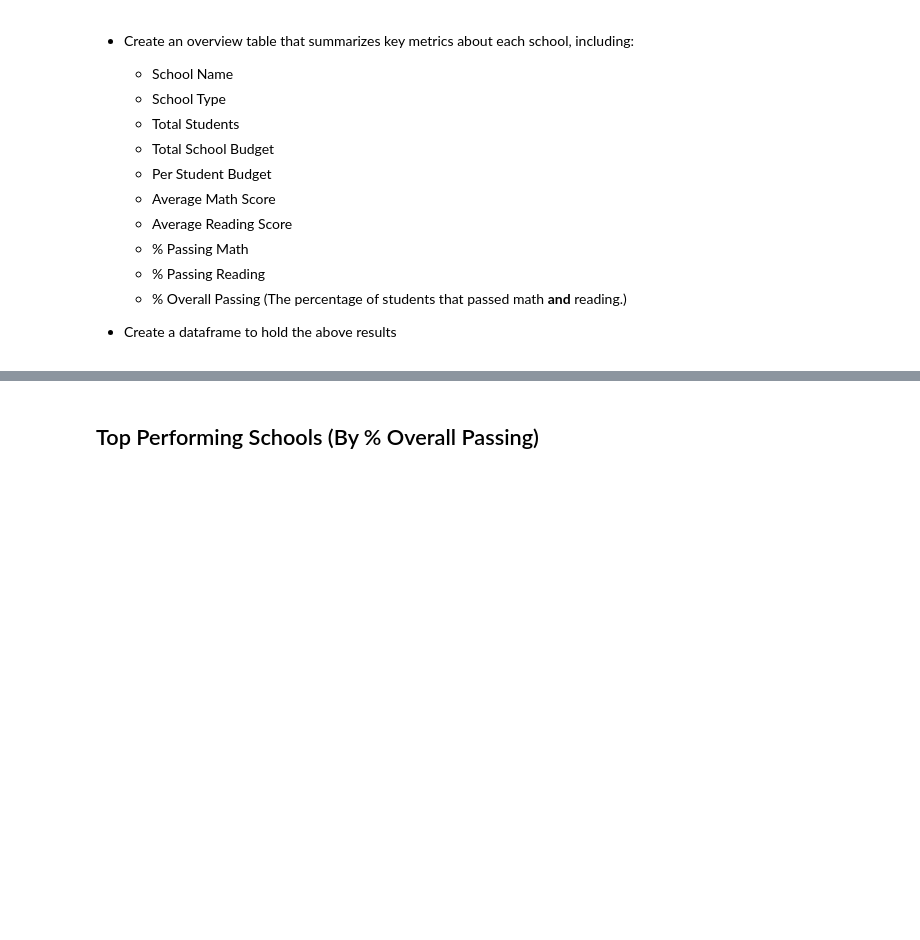
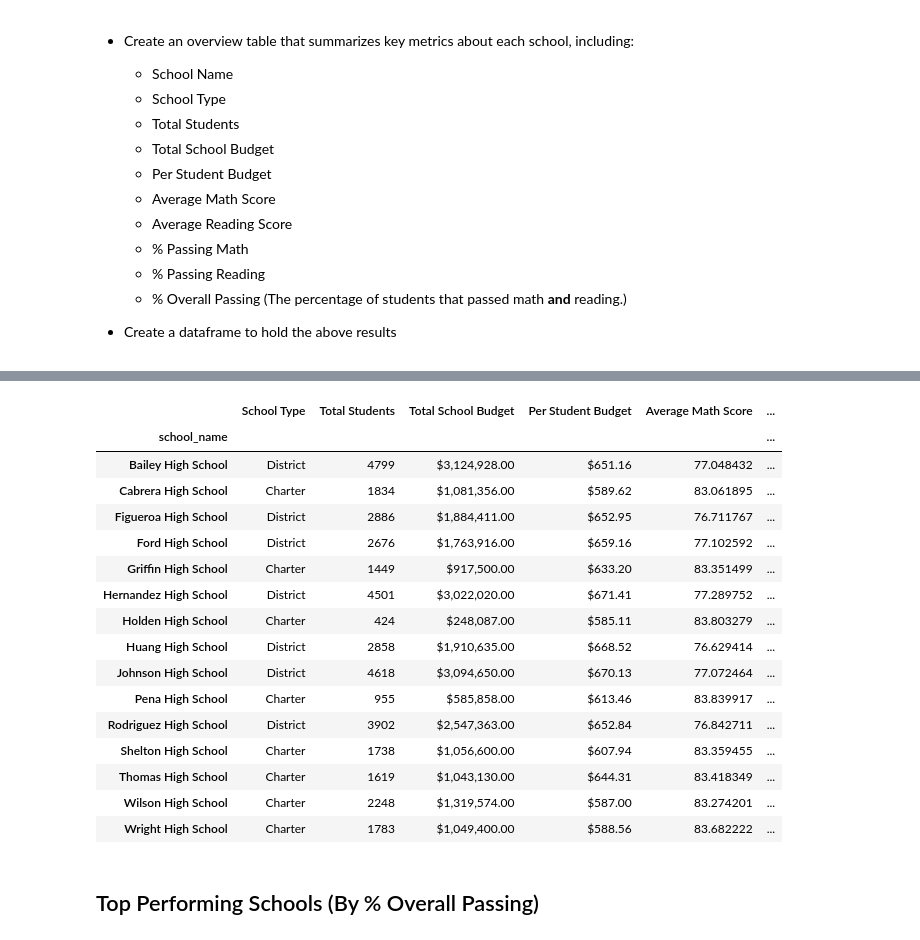
Before and after one commit to jtwilliams17/pandas-challenge, a Jupyter notebook: PyCitySchools/JamesWilliams_PyCitySchools.ipynb, the cells around one changed output, grey strips where cells are left out. Drawn from its saved outputs; the diff is of its cells as text; code cells hidden in the pictures; blank space fills up the shorter version.

```diff
--- a/PyCitySchools/JamesWilliams_PyCitySchools.ipynb
+++ b/PyCitySchools/JamesWilliams_PyCitySchools.ipynb
@@ -6,8 +6,8 @@
 import pandas as pd
 
 # File to Load (Remember to Change These)
-school_data_to_load = "Resources/JamesWilliams_schools_complete.csv"
-student_data_to_load = "Resources/JamesWilliams_students_complete.csv"
+school_data_to_load = "../Resources/JamesWilliams_schools_complete.csv"
+student_data_to_load = "../Resources/JamesWilliams_students_complete.csv"
 
 # Read School and Student Data File and store into Pandas DataFrames
 school_data = pd.read_csv(school_data_to_load)
@@ -81,3 +108,67 @@ FileNotFoundError: [Errno 2] File Resources/JamesWilliams_schools_complete.csv d
+# %%
+# Collect school names and group by each school
+high_school_names = school_data_complete["school_name"].unique
+high_school_group = school_data_complete.groupby(["school_name"])
+# calculations for the grouped schools
+school_type = high_school_group["type"].unique()
+total_students_per_school = high_school_group["student_name"].nunique()
+unique_budget_per_school = high_school_group["budget"].unique()
+per_student_budget = unique_budget_per_school / total_students_per_school
+avg_math_score_per_school = high_school_group["math_score"].mean()
+avg_reading_score_per_school = high_school_group["reading_score"].mean()
+
+# percent above pass calculations using the above 70 grades from District Summary
+math_above_70_per_school = math_above_70.groupby(["school_name"]).count()
+math_above_70_per_school = math_above_70_per_school["math_score"]
+math_pass_percent_per_school = (math_above_70_per_school / high_school_group["math_score"].count())*100
+
+reading_above_70_per_school = reading_above_70.groupby(["school_name"]).count()
+reading_above_70_per_school = reading_above_70_per_school["reading_score"]
+reading_pass_percent_per_school = (reading_above_70_per_school / high_school_group["reading_score"].count())*100
+
+both_above_70_per_school = both_above_70.groupby(["school_name"]).count()
+both_above_70_per_school = both_above_70_per_school["math_score"]
+both_pass_percent_per_school = (both_above_70_per_school / (high_school_group["reading_score"].count()))*100
+
+# create data frame of school summary data
+per_school_summary = pd.DataFrame({"School Type": school_type,
+                                "Total Students": total_students_per_school,
+                                "Total School Budget": unique_budget_per_school,
+                                "Per Student Budget": per_student_budget,
+                                "Average Math Score": avg_math_score_per_school,
+                                "Average Reading Score": avg_reading_score_per_school,
+                                "% Passing Math": math_pass_percent_per_school,
+                                "% Passing Reading": reading_pass_percent_per_school,
+                                "% Overall Passing": both_pass_percent_per_school})
+
+# correction for some values shwoing as lists in table
+per_school_summary["School Type"] = per_school_summary["School Type"].str.get(0)
+per_school_summary["Total School Budget"] = per_school_summary["Total School Budget"].str.get(0)
+per_school_summary["Per Student Budget"] = per_school_summary["Per Student Budget"].str.get(0)
+
+# correct formatting in summary
+per_school_summary["Total School Budget"] = per_school_summary["Total School Budget"].map("${:,.2f}".format)
+per_school_summary["Per Student Budget"] = per_school_summary["Per Student Budget"].map("${:.2f}".format)
+
+per_school_summary
+# %% [output]
+|  | School Type | Total Students | Total School Budget | Per Student Budget | Average Math Score | ... |
+| school_name |  |  |  |  |  | ... |
+| Bailey High School | District | 4799 | $3,124,928.00 | $651.16 | 77.048432 | ... |
+| Cabrera High School | Charter | 1834 | $1,081,356.00 | $589.62 | 83.061895 | ... |
+| Figueroa High School | District | 2886 | $1,884,411.00 | $652.95 | 76.711767 | ... |
+| Ford High School | District | 2676 | $1,763,916.00 | $659.16 | 77.102592 | ... |
+| Griffin High School | Charter | 1449 | $917,500.00 | $633.20 | 83.351499 | ... |
+| Hernandez High School | District | 4501 | $3,022,020.00 | $671.41 | 77.289752 | ... |
+| Holden High School | Charter | 424 | $248,087.00 | $585.11 | 83.803279 | ... |
+| Huang High School | District | 2858 | $1,910,635.00 | $668.52 | 76.629414 | ... |
+| Johnson High School | District | 4618 | $3,094,650.00 | $670.13 | 77.072464 | ... |
+| Pena High School | Charter | 955 | $585,858.00 | $613.46 | 83.839917 | ... |
+| Rodriguez High School | District | 3902 | $2,547,363.00 | $652.84 | 76.842711 | ... |
+| Shelton High School | Charter | 1738 | $1,056,600.00 | $607.94 | 83.359455 | ... |
+| Thomas High School | Charter | 1619 | $1,043,130.00 | $644.31 | 83.418349 | ... |
+| Wilson High School | Charter | 2248 | $1,319,574.00 | $587.00 | 83.274201 | ... |
+| Wright High School | Charter | 1783 | $1,049,400.00 | $588.56 | 83.682222 | ... |
 # %% [markdown]
 ## Top Performing Schools (By % Overall Passing)
 # %% [markdown]
```
Also changed, not shown: parts of 12 cells of this notebook.
